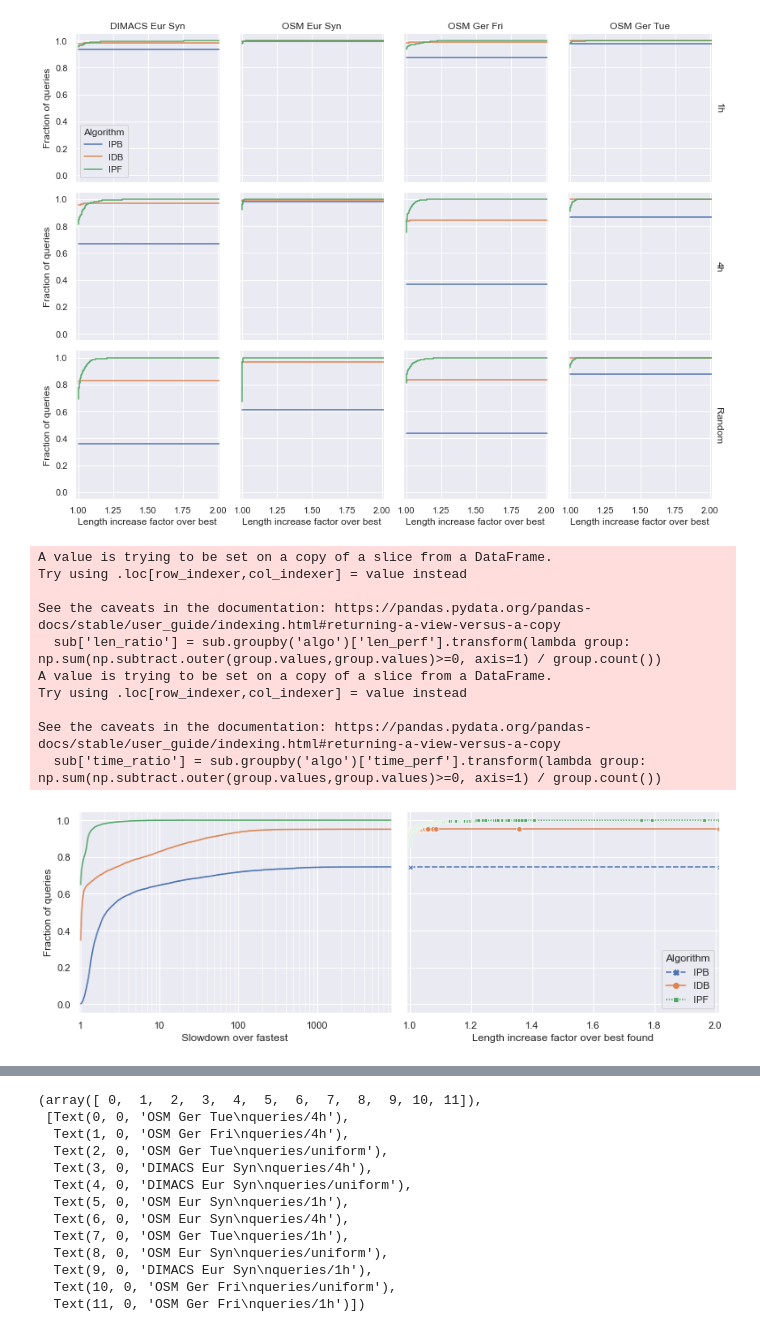
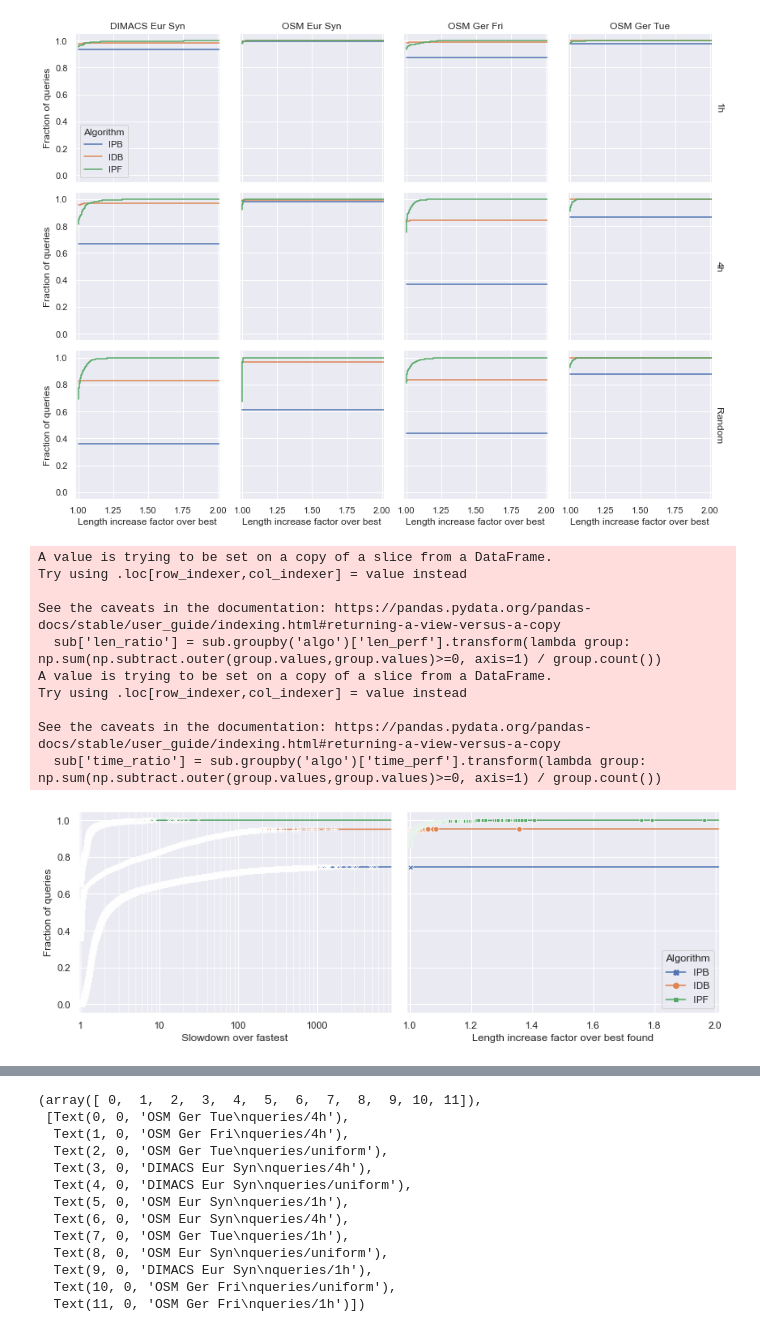
Before and after one commit to kit-algo/traffic_aware, a Jupyter notebook: eval/instances.ipynb, the cells around one changed output, grey strips where cells are left out. Saved outputs shown, nothing was run; the diff lists cells and outputs as text; code cells hidden in the pictures.

```diff
--- a/eval/instances.ipynb
+++ b/eval/instances.ipynb
@@ -37,9 +37,9 @@ query_order = ['1h', '4h', 'Random']
 algo_order = ['IPB', 'IDB', 'IPF']
 # %%
 queries_sub = queries.query("~(graph == 'OSM Germany' & metric == 'fake_traffic') & epsilon == 0.2")
-table = queries_sub.query('~failed').groupby(['queries', 'instance', 'algo']).mean()[['length_increase_percent']].join( \
+table = queries_sub.query('~failed').groupby(['queries', 'instance', 'algo']).median()[['length_increase_percent']].join( \
     queries_sub.groupby(['queries', 'instance', 'algo']) \
-    .mean()[['running_time_ms', 'failed']]) \
+    .median()[['running_time_ms', 'failed']]) \
     .unstack()
 
 table['failed'] *= 100
@@ -234,39 +234,39 @@ sub['time_ratio'] = sub.groupby('algo')['time_perf'].transform(lambda group: np.
 
 fig, axs = plt.subplots(1, 2, figsize=(11,4), sharey=True)
 
-g = sns.lineplot(data=sub, x='time_perf', y='time_ratio', hue='algo', hue_order=algo_order, drawstyle='steps-post', ax=axs[0], legend=False)
+g = sns.lineplot(data=sub, x='time_perf', y='time_ratio', hue='algo', style='algo', hue_order=algo_order, drawstyle='steps-post', markers=['+', 'x', 'x'], dashes=False, ax=axs[0], legend=False)
 g.set(xscale="log")
 g.set_xlabel('Slowdown over fastest')
 g.set_ylabel('Fraction of queries')
 g.xaxis.set_major_formatter(mpl.ticker.LogFormatter())
 g.grid(True, which="minor", linewidth=0.6)
 max_x = g.get_xlim()[1]
 g.set_xlim(0.95, max_x)
 for line in g.get_lines()[:3]:
     (x, y) = line.get_data()
-    line.set_data(np.append(x, [max_x]), np.append(y, [y[-1]]))
+    line.set_data(np.append(x, [max_x + 10000]), np.append(y, [y[-1]]))
 
-g = sns.lineplot(data=sub, x='len_perf', y='len_ratio', hue='algo', style='algo', hue_order=algo_order, drawstyle='steps-post', markers=True, ax=axs[1])
+g = sns.lineplot(data=sub, x='len_perf', y='len_ratio', hue='algo', style='algo', hue_order=algo_order, drawstyle='steps-post', markers=True, dashes=False, ax=axs[1])
 g.set_xlabel('Length increase factor over best found')
 g.set_ylabel('Fraction of queries')
 g.legend(title='Algorithm', loc='lower right')
 max_x = g.get_xlim()[1]
 g.set_xlim(0.99, max_x)
 #g.set_ylim(-0.05, 1.05)
 for line in g.get_lines()[:3]:
     (x, y) = line.get_data()
-    line.set_data(np.append(x, [max_x]), np.append(y, [y[-1]]))
+    line.set_data(np.append(x, [max_x + 1]), np.append(y, [y[-1]]))
 
 plt.tight_layout()
 # %% [output]
 A value is trying to be set on a copy of a slice from a DataFrame.
 Try using .loc[row_indexer,col_indexer] = value instead
 
 See the caveats in the documentation: https://pandas.pydata.org/pandas-docs/stable/user_guide/indexing.html#returning-a-view-versus-a-copy
   sub['len_ratio'] = sub.groupby('algo')['len_perf'].transform(lambda group: np.sum(np.subtract.outer(group.values,group.values)>=0, axis=1) / group.count())
 A value is trying to be set on a copy of a slice from a DataFrame.
 Try using .loc[row_indexer,col_indexer] = value instead
 
 See the caveats in the documentation: https://pandas.pydata.org/pandas-docs/stable/user_guide/indexing.html#returning-a-view-versus-a-copy
   sub['time_ratio'] = sub.groupby('algo')['time_perf'].transform(lambda group: np.sum(np.subtract.outer(group.values,group.values)>=0, axis=1) / group.count())
-[figure, old version]
+[figure, new version]
```
Also changed, not shown: parts of 4 cells of this notebook, 2 other files.
